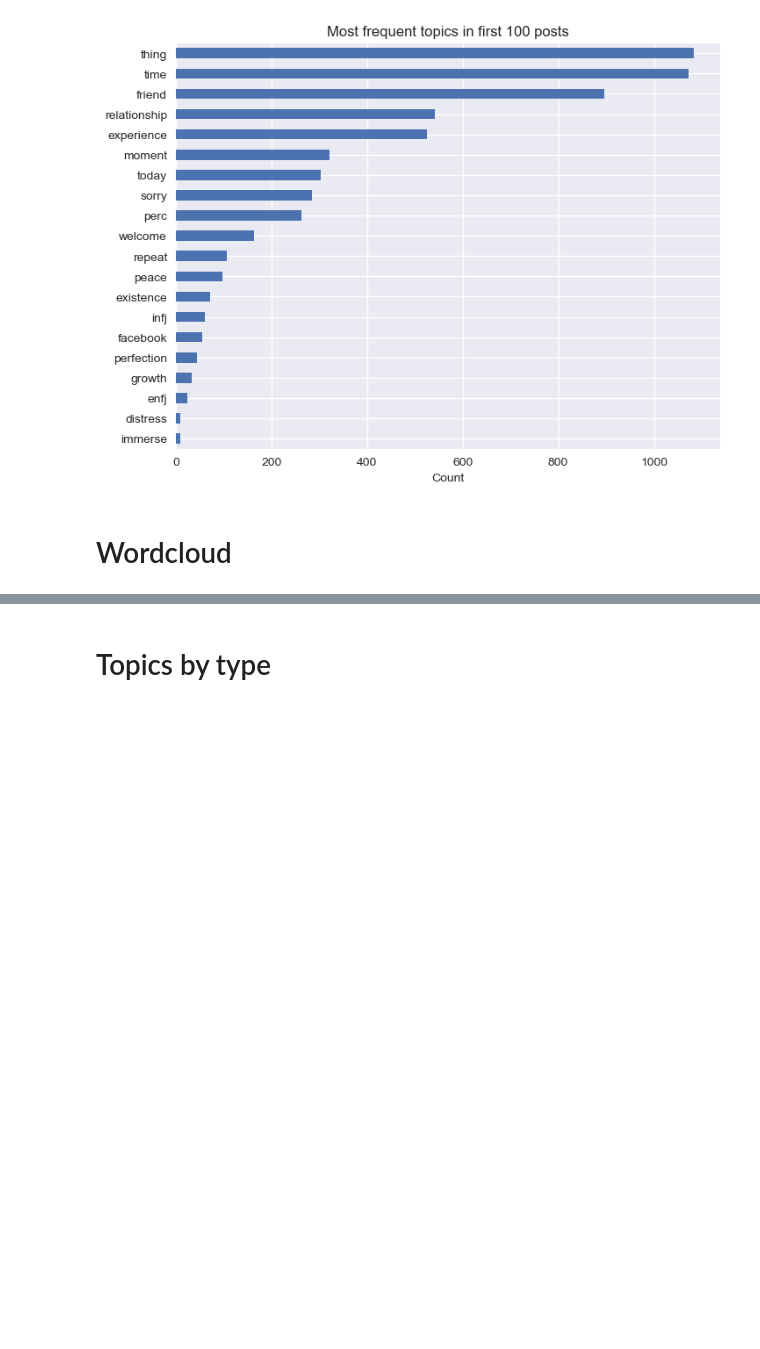
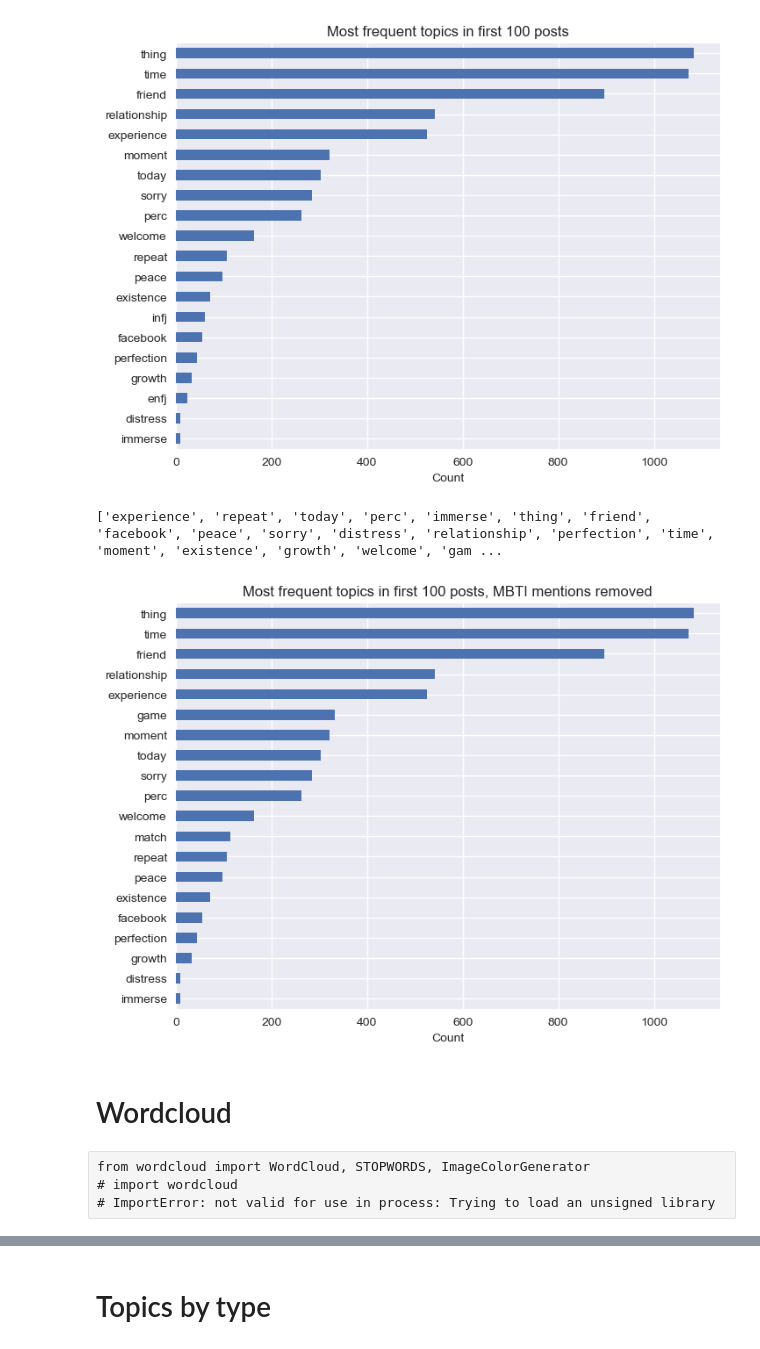
Before and after one commit to aliy1912/dsc_23, a Jupyter notebook: CAP3/cap3_nb1.ipynb, the cells around one changed output, grey strips where cells are left out. Drawn from its saved outputs; the diff is of its cells as text; code cells hidden in the pictures; blank space fills up the shorter version.

```diff
--- a/CAP3/cap3_nb1.ipynb
+++ b/CAP3/cap3_nb1.ipynb
@@ -219,2 +201,37 @@ topics_df.plot.barh(figsize = (8,6), title = 'Most frequent topics in first 100
+# %%
+# Drop MBTI keywords
+mbtis = ['intp','istp','entp','enfp','isfp','infp','intj','infj',
+           'estj','entj','esfj','enfj','istj','isfj','estp','esfp',
+           'infjs','intps','extj']
+top_100_nombti = top_100
+
+for t in mbtis:
+    try:
+        top_100_nombti.remove(t)
+    except: pass
+
+print(top_100_nombti)
+# %% [output]
+['experience', 'repeat', 'today', 'perc', 'immerse', 'thing', 'friend', 'facebook', 'peace', 'sorry', 'distress', 'relationship', 'perfection', 'time', 'moment', 'existence', 'growth', 'welcome', 'gam ...
+# %%
+topic_freq_2 = {}
+
+for topic in top_100_nombti[:20]:
+    topic_freq_2.setdefault(topic, 0)
+
+for post in posts_100:
+    for topic in topic_freq_2.keys():
+        if topic in post:
+            topic_freq_2[topic] += 1
+        else: pass
+
+topics_df = pd.Series(topic_freq_2).to_frame()
+topics_df.columns = ['count']
+topics_df = topics_df.sort_values(by = 'count', ascending = True)
+
+topics_df.plot.barh(figsize = (8,6), title = 'Most frequent topics in first 100 posts, MBTI mentions removed',
+                    xlabel = 'Count', fontsize = 10, legend = False);
+# %% [output]
+[figure, added]
 # %% [markdown]
 # Wordcloud
@@ -224,0 +238,4 @@ import wordcloud
+# %% [raw]
+from wordcloud import WordCloud, STOPWORDS, ImageColorGenerator
+# import wordcloud
+# ImportError: not valid for use in process: Trying to load an unsigned library
```
Also changed, not shown: parts of 71 cells of this notebook.
